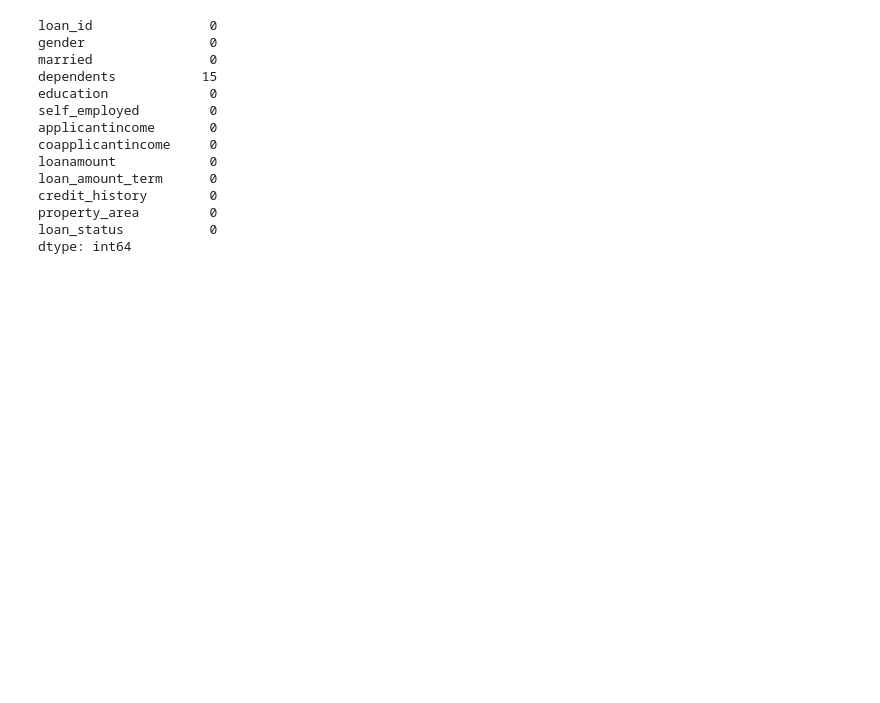
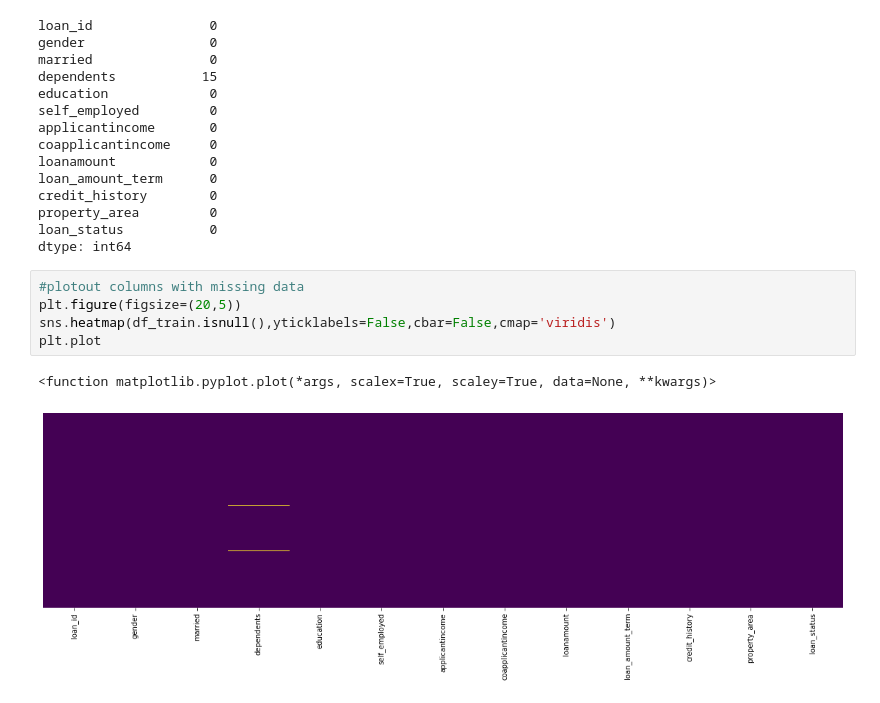
Before and after one commit to masete/Home-Loan-Approval, a Jupyter notebook: homeapproval.ipynb, the cells around one changed output. Saved outputs shown, nothing was run; the diff lists cells and outputs as text; blank space fills up the shorter version.

Commit message:
done dealing with missing values

```diff
--- a/homeapproval.ipynb
+++ b/homeapproval.ipynb
@@ -234,3 +234,11 @@ credit_history        0
 property_area         0
 loan_status           0
 dtype: int64
+# %%
+#plotout columns with missing data
+plt.figure(figsize=(20,5))
+sns.heatmap(df_train.isnull(),yticklabels=False,cbar=False,cmap='viridis')
+plt.plot
+# %% [output]
+<function matplotlib.pyplot.plot(*args, scalex=True, scaley=True, data=None, **kwargs)>
+[figure, added]
```
